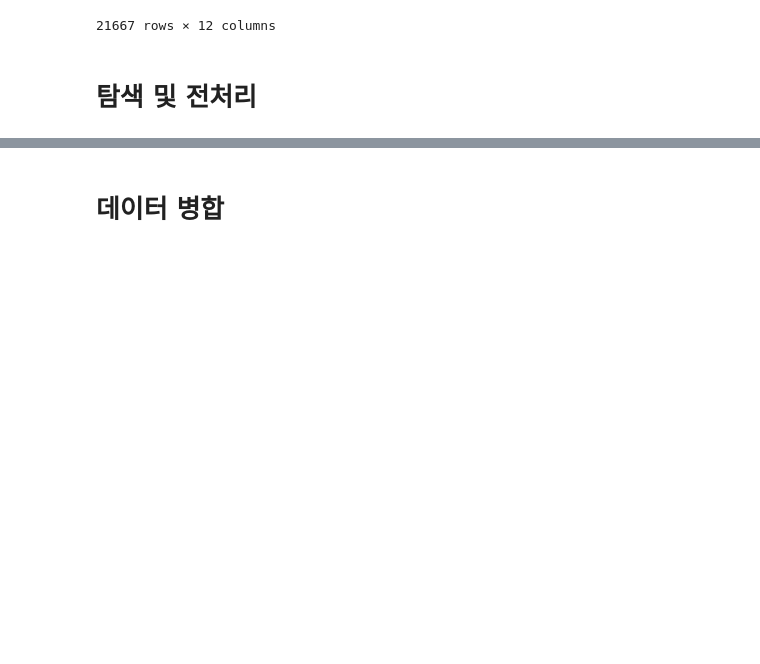
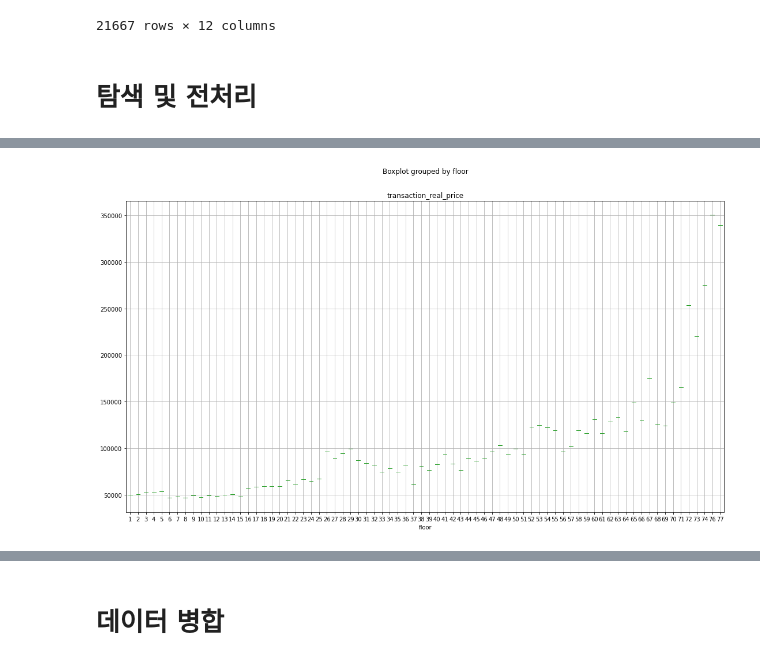
Before and after one commit to seonydg/ml-predicting-the-actual-price-of-apartments-dacon-zigbang, a Jupyter notebook: Predicting the Actual Price of Apartments-DACON.ipynb, the cells around one changed output, grey strips where cells are left out. Cells and saved outputs as stored; diff of their text form; code cells hidden in the pictures; blank space fills up the shorter version.

```diff
--- a/Predicting the Actual Price of Apartments-DACON.ipynb
+++ b/Predicting the Actual Price of Apartments-DACON.ipynb
@@ -100,0 +248,21 @@ ref_df
+# %%
+# 층 수준을 생성한 뒤, 차이를 봄
+def floor_level_converter(x):
+    if x <= 15:
+        return "low"
+    elif x <= 25:
+        return "middle"
+    elif x <= 51:
+        return "high"
+    elif x <= 71: # 새로운 조건 추가
+        return "very_high"
+    else:
+        return "very_very_high"
+
+df['floor_level'] = df['floor'].apply(floor_level_converter)
+# %%
+plt.rcParams["figure.figsize"] = (18, 10)
+df.groupby('floor', as_index=False)['transaction_real_price'].mean().boxplot(column = 'transaction_real_price', by = 'floor')
+plt.show()
+# %% [output]
+[figure, added]
```
Also changed, not shown: parts of 58 cells of this notebook.
